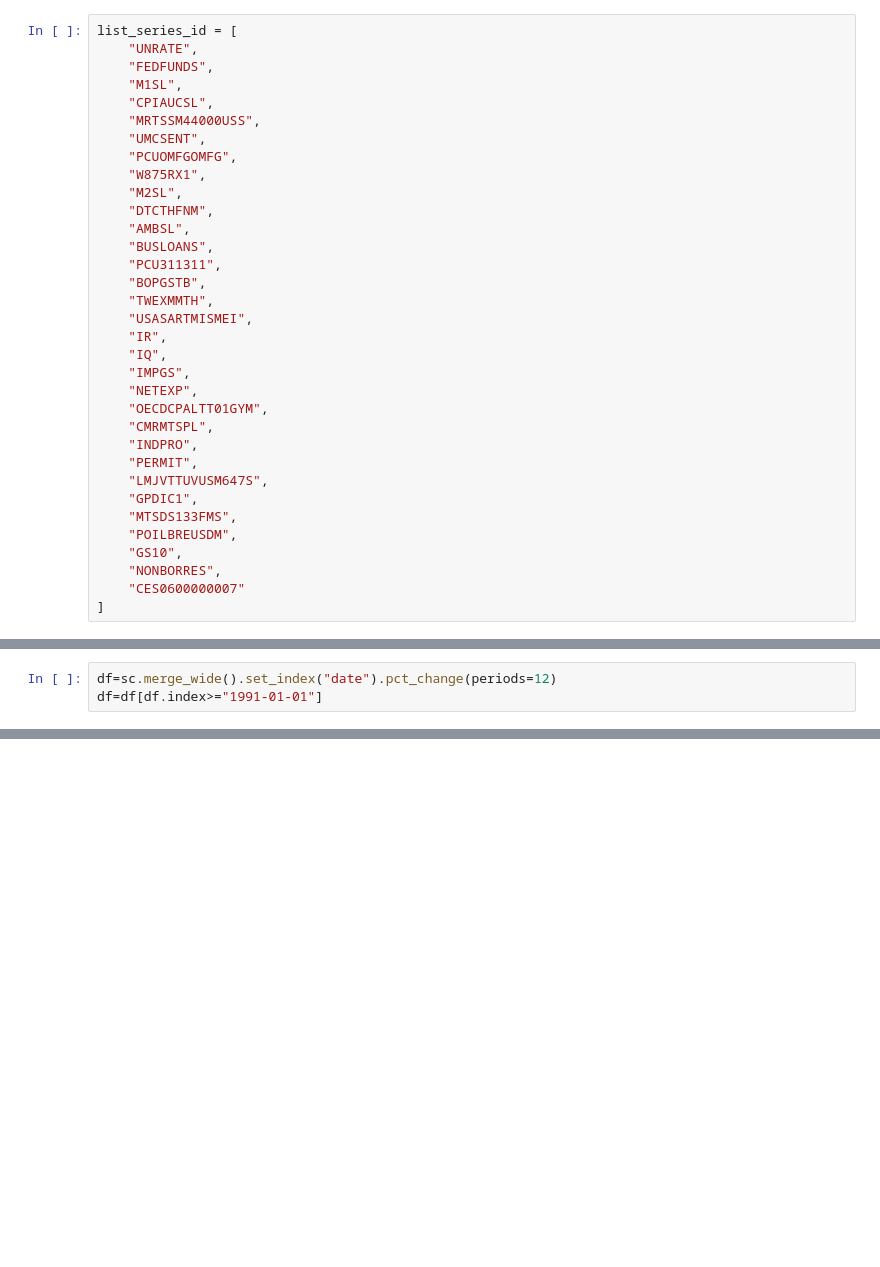
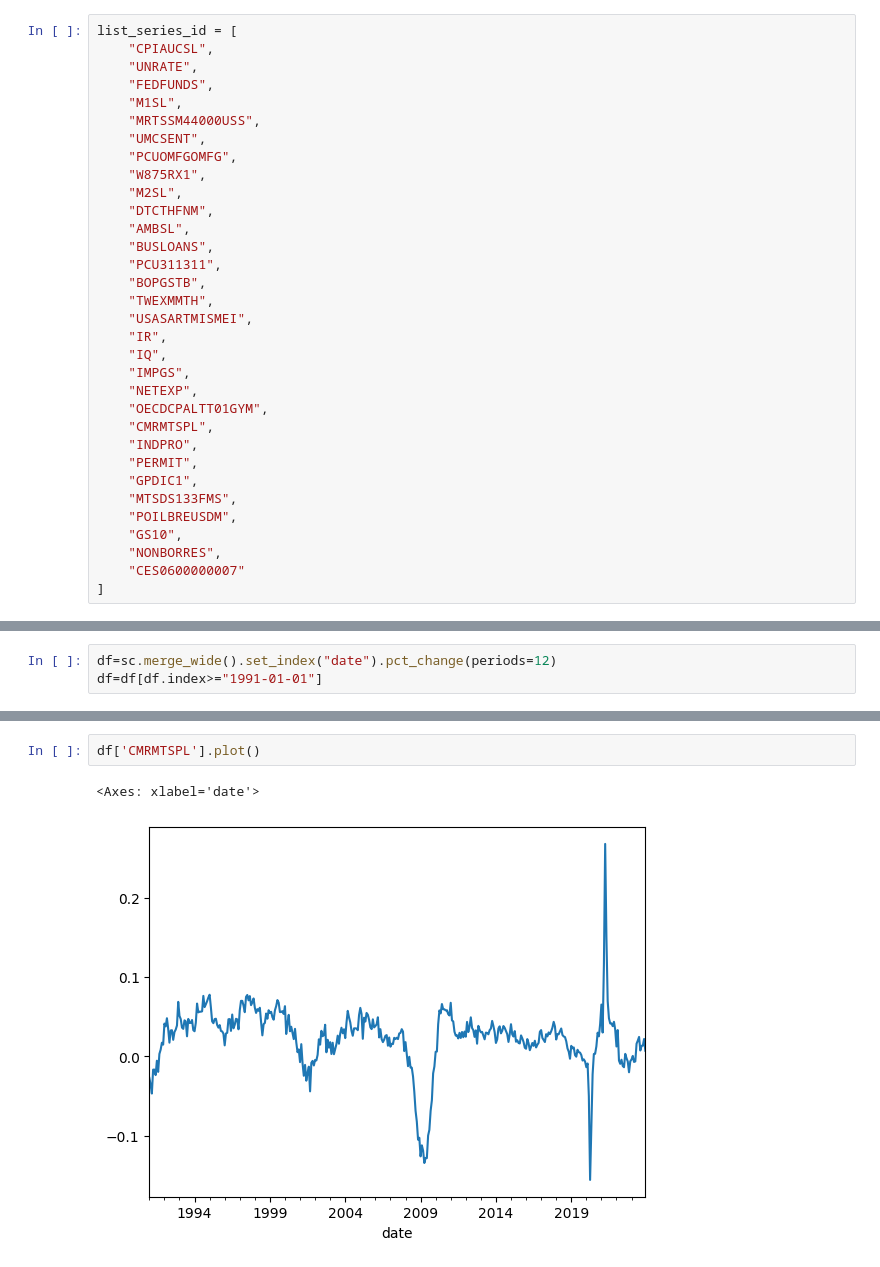
Before and after one commit to RemiHurstel/Macroeconometrics-and-Machine-Learning, a Jupyter notebook: download.ipynb, the cells around one changed output, grey strips where cells are left out. Saved outputs shown, nothing was run; the diff lists cells and outputs as text; blank space fills up the shorter version.

```diff
--- a/download.ipynb
+++ b/download.ipynb
@@ -13,10 +13,10 @@ extra_parameters = {
 }
 # %%
 list_series_id = [
+    "CPIAUCSL",
     "UNRATE",
     "FEDFUNDS",
     "M1SL",
-    "CPIAUCSL",
     "MRTSSM44000USS",
     "UMCSENT",
     "PCUOMFGOMFG",
@@ -37,7 +37,6 @@ list_series_id = [
     "CMRMTSPL",
     "INDPRO",
     "PERMIT",
-    "LMJVTTUVUSM647S",
     "GPDIC1",
     "MTSDS133FMS",
     "POILBREUSDM",
@@ -103,0 +96,5 @@ df
+# %%
+df['CMRMTSPL'].plot()
+# %% [output]
+<Axes: xlabel='date'>
+[figure, added]
```
Also changed, not shown: parts of 4 cells of this notebook, 2 other files.
